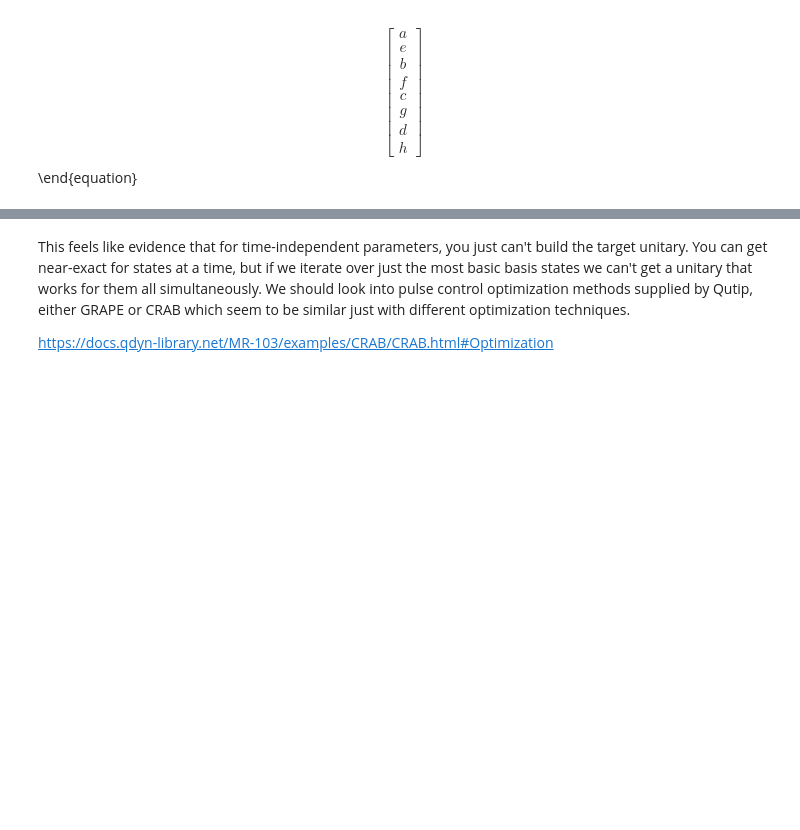
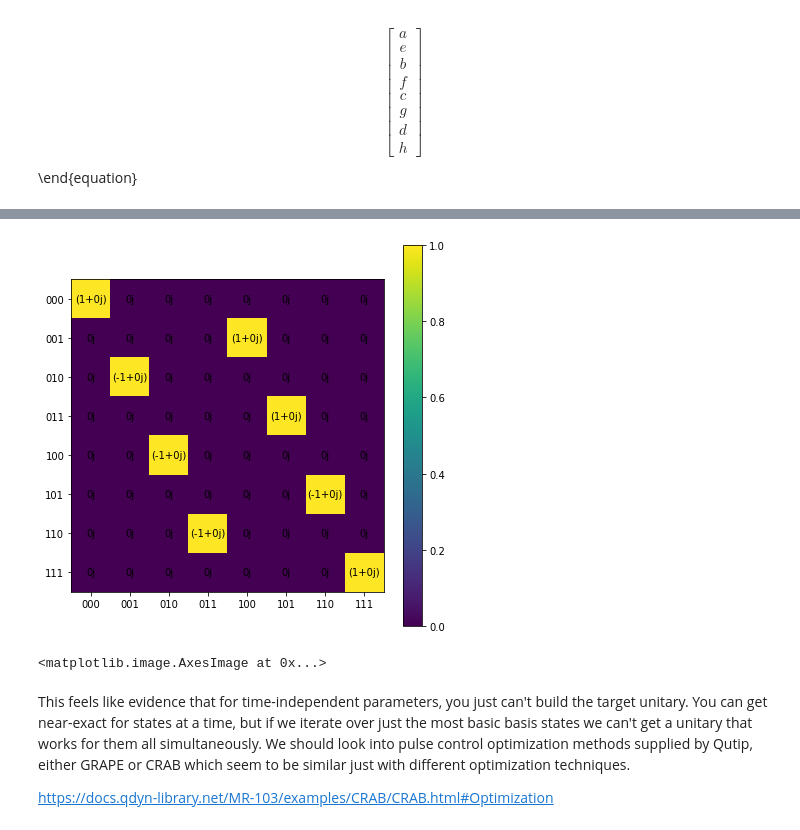
Before and after one commit to Pitt-JonesLab/slam_decomposition, a Jupyter notebook: qutip_exp.ipynb, the cells around one changed output, grey strips where cells are left out. Saved outputs shown, nothing was run; the diff lists cells and outputs as text; code cells hidden in the pictures; blank space fills up the shorter version.

Commit message:
updated parameter sweeps

```diff
--- a/qutip_exp.ipynb
+++ b/qutip_exp.ipynb
@@ -44,25 +71,43 @@ h
 # %%
-def build_circulator_U(phi_ab=0, phi_ac=0, phi_bc=np.pi/2, g_ab=1.0, g_ac=1.0, g_bc=1.0):
-    #TODO: when sweeping phase parameters leave time-independent
+def build_circulator_U(
+    phi_ab=0, phi_ac=0, phi_bc=np.pi / 2, g_ab=1.0, g_ac=1.0, g_bc=1.0
+):
+    # TODO: when sweeping phase parameters leave time-independent
     # when sweeping coupling parameters make time-dependet i.e gaussian shaped pusle
-    #build raising and lowering operations
+    # build raising and lowering operations
     a = qutip.operators.create(N=2)
     I2 = qutip.operators.identity(2)
     A = qutip.tensor(a, I2, I2)
     B = qutip.tensor(I2, a, I2)
     C = qutip.tensor(I2, I2, a)
 
-    #construct circulator Hamiltonian
-    H_ab = np.exp(1j * phi_ab)*A*B.dag() + np.exp(-1j * phi_ab)*A.dag()*B
-    H_ac = np.exp(1j * phi_ac)*A*C.dag() + np.exp(-1j * phi_ac)*A.dag()*C
-    H_bc = np.exp(1j * phi_bc)*B*C.dag() + np.exp(-1j * phi_bc)*B.dag()*C
-    H = g_ab*H_ab + g_ac*H_ac + g_bc*H_bc
+    # construct circulator Hamiltonian
+    H_ab = np.exp(1j * phi_ab) * A * B.dag() + np.exp(-1j * phi_ab) * A.dag() * B
+    H_ac = np.exp(1j * phi_ac) * A * C.dag() + np.exp(-1j * phi_ac) * A.dag() * C
+    H_bc = np.exp(1j * phi_bc) * B * C.dag() + np.exp(-1j * phi_bc) * B.dag() * C
+    H = g_ab * H_ab + g_ac * H_ac + g_bc * H_bc
 
-    #time evolution, if time dependent need to use master-equation
-    #qutip.mesolve()
+    # time evolution, if time dependent need to use master-equation
+    # qutip.mesolve()
     # U = expm(1j*np.array(H))
-    U = (1j*H).expm()
+    U = (1j * H).expm()
     return U
+
+def build_time_dependent_U(phi_ab=0, phi_ac=0, phi_bc=np.pi / 2, g_ab_A=0, g_ab_s=.1, g_ac_A=0, g_ac_s=.1, g_bc_A=0, g_bc_s=.1):
+    a = qutip.operators.create(N=2)
+    I2 = qutip.operators.identity(2)
+    A = qutip.tensor(a, I2, I2)
+    B = qutip.tensor(I2, a, I2)
+    C = qutip.tensor(I2, I2, a)
+
+    # construct circulator Hamiltonian
+    H_ab = np.exp(1j * phi_ab) * A * B.dag() + np.exp(-1j * phi_ab) * A.dag() * B
+    H_ac = np.exp(1j * phi_ac) * A * C.dag() + np.exp(-1j * phi_ac) * A.dag() * C
+    H_bc = np.exp(1j * phi_bc) * B * C.dag() + np.exp(-1j * phi_bc) * B.dag() * C
+    H = g_ab * H_ab + g_ac * H_ac + g_bc * H_bc
+
+    t_list = np.linspace(-1,1,100)
+    qutip.mesolve(H, init, t_list)
 
 # #construct an example initial state
 # inita = qutip.basis(2, 1)
@@ -144,3 +271,10 @@ print(opt_result.x)
+# %%
+U = build_circulator_U(np.pi / 2, 0, 0, np.pi / 2, 0, 0) * build_circulator_U(0, np.pi / 2, 0, 0, np.pi / 2, 0)
+#U = build_circulator_U(*opt_result.x)
+plotMatrix(U)
+# %% [output]
+[figure, added]
+<matplotlib.image.AxesImage at 0x...>
 # %% [markdown]
 This feels like evidence that for time-independent parameters, you just can't build the target unitary. You can get near-exact for states at a time, but if we iterate over just the most basic basis states we can't get a unitary that works for them all simultaneously. We should look into pulse control optimization methods supplied by Qutip, either GRAPE or CRAB which seem to be similar just with different optimization techniques.
 
```
Also changed, not shown: parts of 7 cells of this notebook.
